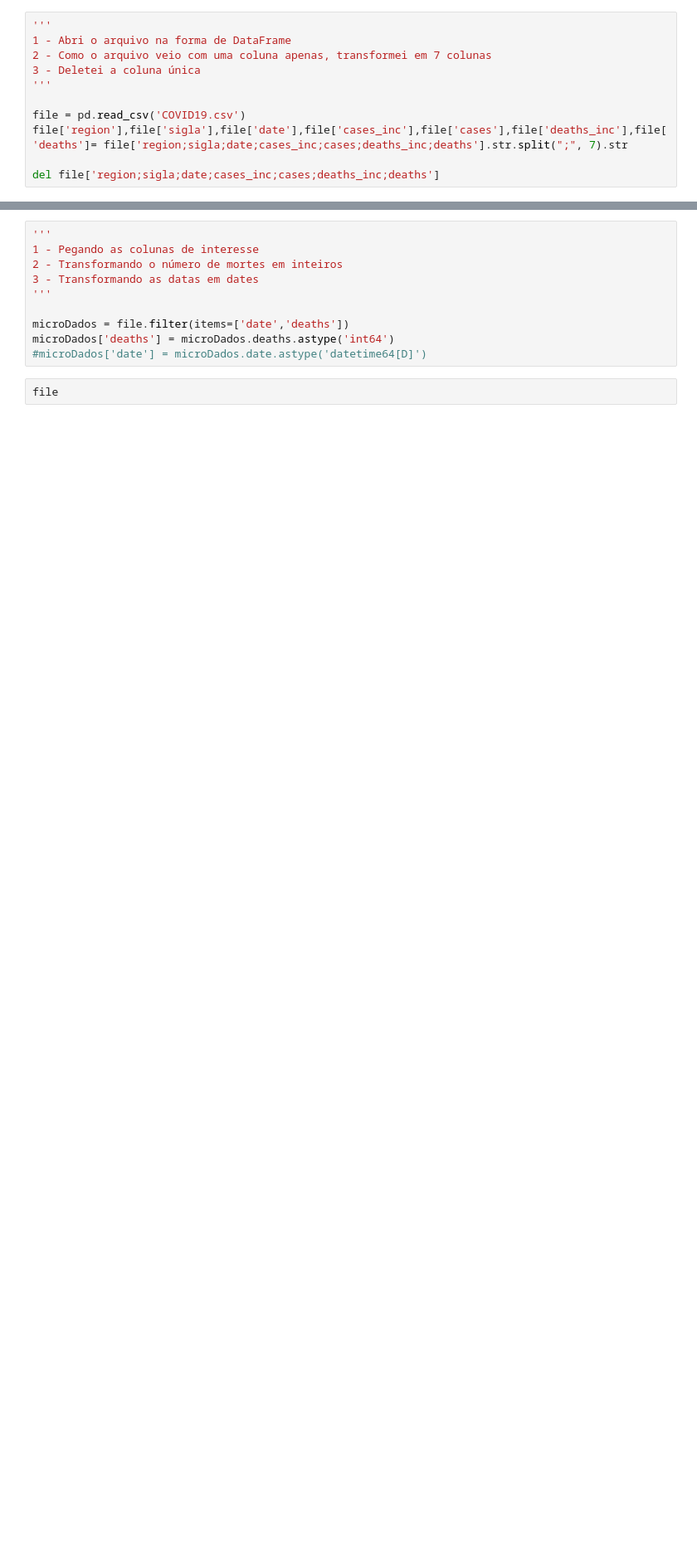
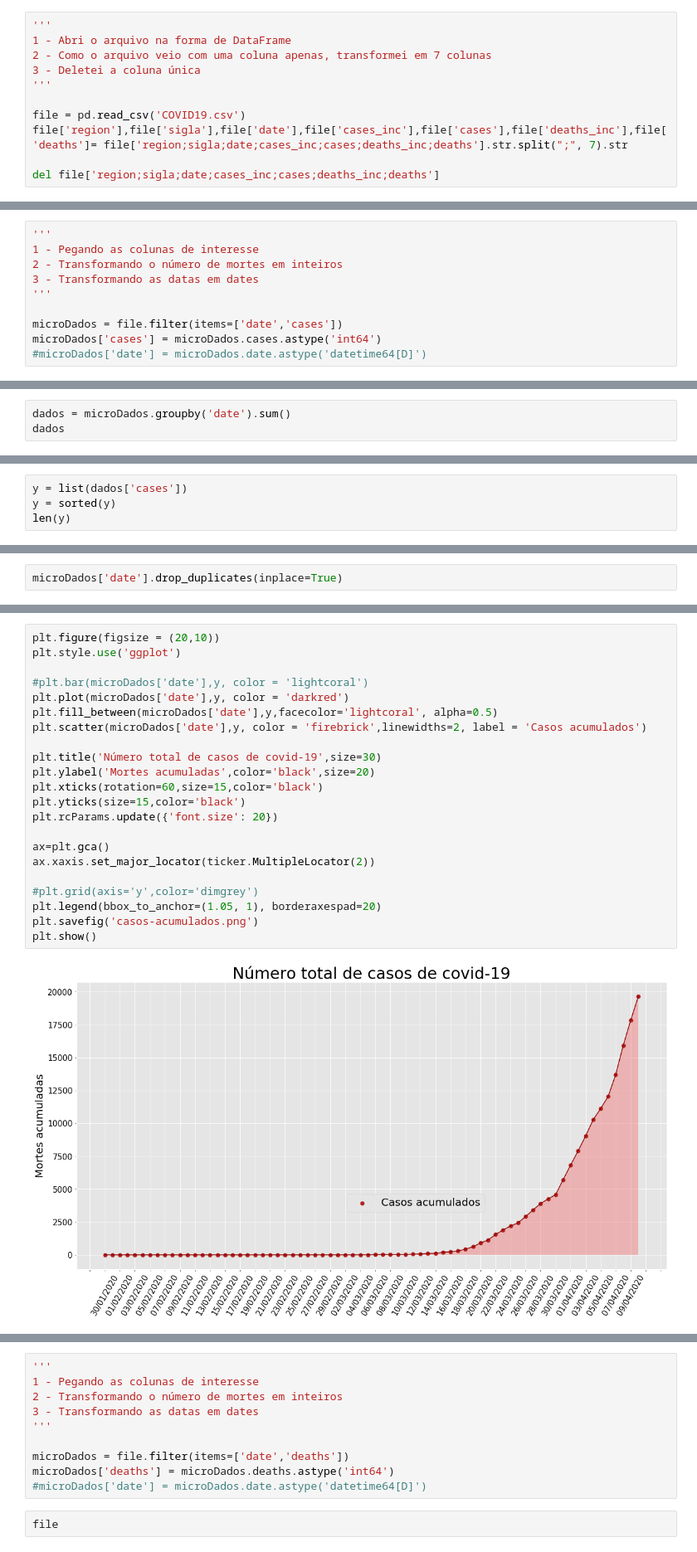
Before and after one commit to taticorrea/covid-19, a Jupyter notebook: analise_covid-19.ipynb, the cells around one changed output, grey strips where cells are left out. Shown at 83% size. Cells and saved outputs as stored; diff of their text form; blank space fills up the shorter version.

```diff
--- a/analise_covid-19.ipynb
+++ b/analise_covid-19.ipynb
@@ -20,0 +28,10 @@ del file['region;sigla;date;cases_inc;cases;deaths_inc;deaths']
+# %%
+'''
+1 - Pegando as colunas de interesse
+2 - Transformando o número de mortes em inteiros
+3 - Transformando as datas em dates
+'''
+
+microDados = file.filter(items=['date','cases'])
+microDados['cases'] = microDados.cases.astype('int64')
+#microDados['date'] = microDados.date.astype('datetime64[D]')
@@ -20,0 +54,3 @@ del file['region;sigla;date;cases_inc;cases;deaths_inc;deaths']
+# %%
+dados = microDados.groupby('date').sum()
+dados
@@ -20,0 +72,4 @@ del file['region;sigla;date;cases_inc;cases;deaths_inc;deaths']
+# %%
+y = list(dados['cases'])
+y = sorted(y)
+len(y)
@@ -20,0 +78,2 @@ del file['region;sigla;date;cases_inc;cases;deaths_inc;deaths']
+# %%
+microDados['date'].drop_duplicates(inplace=True)
@@ -20,0 +95,24 @@ del file['region;sigla;date;cases_inc;cases;deaths_inc;deaths']
+# %%
+plt.figure(figsize = (20,10))
+plt.style.use('ggplot')
+
+#plt.bar(microDados['date'],y, color = 'lightcoral')
+plt.plot(microDados['date'],y, color = 'darkred')
+plt.fill_between(microDados['date'],y,facecolor='lightcoral', alpha=0.5)
+plt.scatter(microDados['date'],y, color = 'firebrick',linewidths=2, label = 'Casos acumulados')
+
+plt.title('Número total de casos de covid-19',size=30)
+plt.ylabel('Mortes acumuladas',color='black',size=20)
+plt.xticks(rotation=60,size=15,color='black')
+plt.yticks(size=15,color='black')
+plt.rcParams.update({'font.size': 20})
+
+ax=plt.gca()
+ax.xaxis.set_major_locator(ticker.MultipleLocator(2))
+
+#plt.grid(axis='y',color='dimgrey')
+plt.legend(bbox_to_anchor=(1.05, 1), borderaxespad=20)
+plt.savefig('casos-acumulados.png')
+plt.show()
+# %% [output]
+[figure, added]
```
Also changed, not shown: parts of 10 cells of this notebook, 2 other files.
